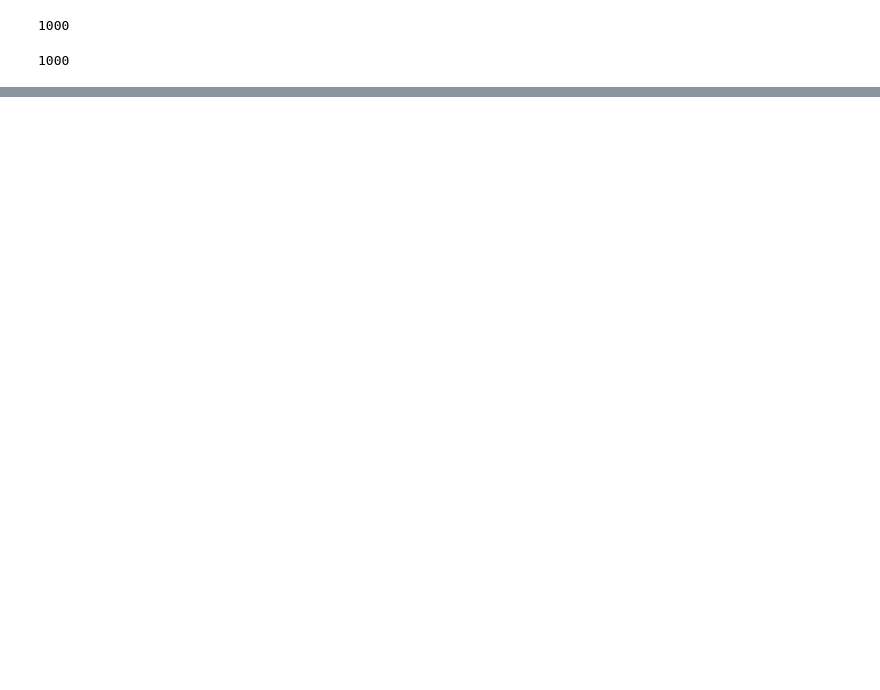
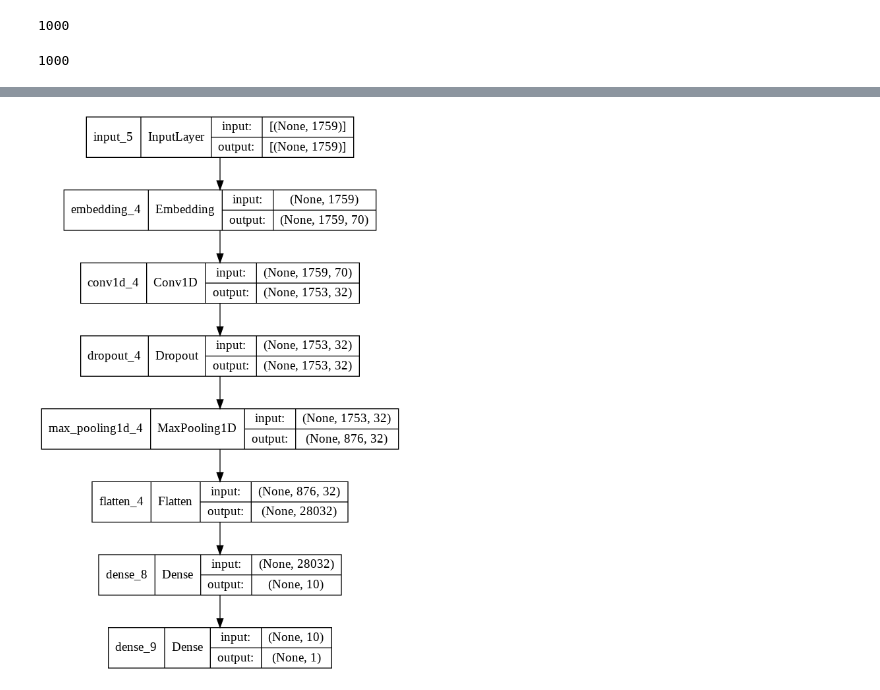
Before and after one commit to ashkanb77/polarity-detection, a Jupyter notebook: polarity_detection.ipynb, the cells around one changed output, grey strips where cells are left out. Cells and saved outputs as stored; diff of their text form; code cells hidden in the pictures; blank space fills up the shorter version.

```diff
--- a/polarity_detection.ipynb
+++ b/polarity_detection.ipynb
@@ -92,3 +79,6 @@ tokenizer.word_index
+# %%
+with open('drive/MyDrive/data/tokenizer.h5', 'rb') as file:
+  tokenizer = pickle.load(file)
 # %%
 vocab_len = len(tokenizer.word_index) + 1
 vocab_len
@@ -100,0 +97,13 @@ padded = pad_sequences(encoded, maxlen=max_len, padding='post')
+# %%
+inp1 = Input(shape=(padded.shape[1], ))
+embd1 = Embedding(vocab_len, 70)(inp1)
+conv1 = Conv1D(filters=32, kernel_size=7, activation='relu')(embd1)
+drop1 = Dropout(0.3)(conv1)
+pool1 = MaxPool1D(pool_size=2)(drop1)
+flat1 = Flatten()(pool1)
+dense1 = Dense(10, activation='relu')(flat1)
+output = Dense(1, activation='sigmoid')(dense1)
+# %%
+model = Model(inputs=inp1, outputs=output)
+# %%
+model.compile(loss='binary_crossentropy', optimizer='adam', metrics=['accuracy'])
@@ -100,0 +130,4 @@ padded = pad_sequences(encoded, maxlen=max_len, padding='post')
+# %%
+plot_model(model, show_shapes=True)
+# %% [output]
+[figure, added]
```
Also changed, not shown: parts of 15 cells of this notebook.
